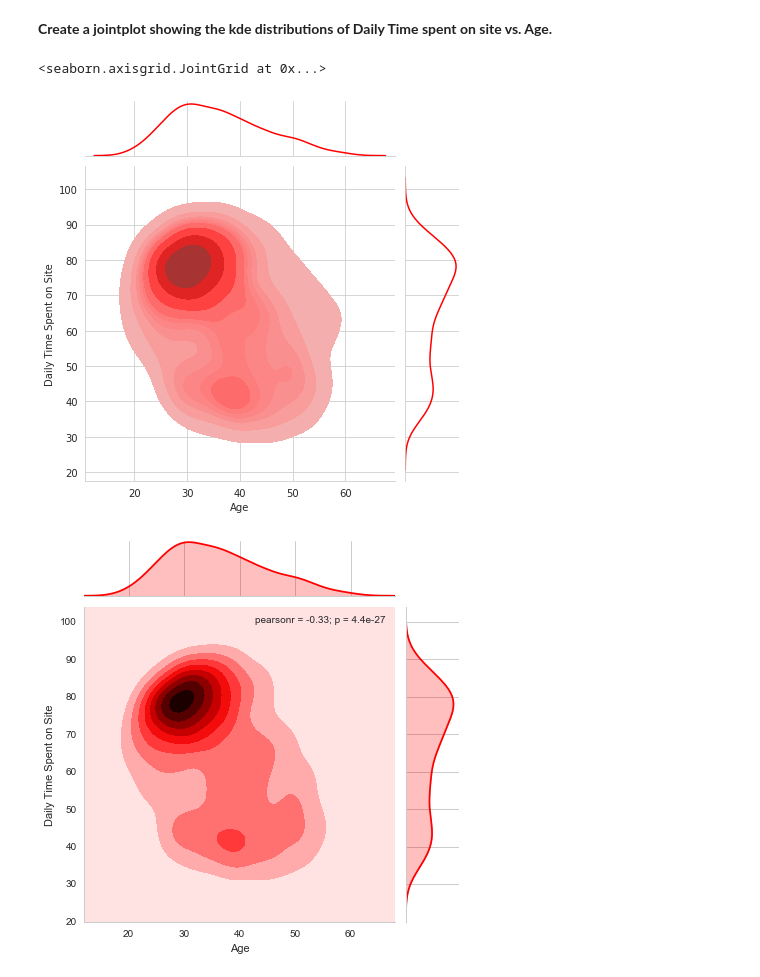
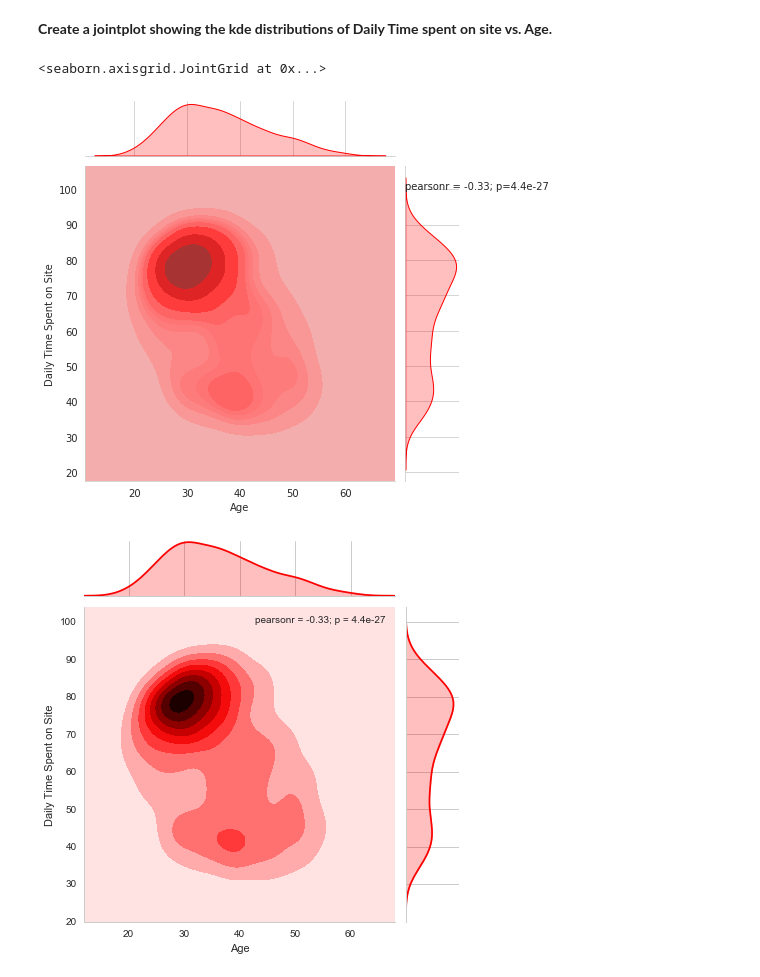
Before and after one commit to esraa-abdelmaksoud/Shai-Training-Notebooks, a Jupyter notebook: task_7_exercises.ipynb, the cells around one changed output. Drawn from its saved outputs; the diff is of its cells as text; code cells hidden in the pictures.

```diff
--- a/task_7_exercises.ipynb
+++ b/task_7_exercises.ipynb
@@ -158,12 +158,15 @@ g.ax_joint.set_ylim(10000,90000)
 [figure]
 # %% [markdown]
 **Create a jointplot showing the kde distributions of Daily Time spent on site vs. Age.**
-# %%
-sns.set_style(style=None)
-sns.jointplot(x='Age', y='Daily Time Spent on Site',data=ad_data, kind="kde", color='r', shade=True)
-# %% [output]
-<seaborn.axisgrid.JointGrid at 0x...>
-[figure, removed]
+# %%
+# sns.jointplot(x='Age', y='Daily Time Spent on Site',data=ad_data, kind="kde", color='r', shade=True)
+g = sns.JointGrid(data=ad_data, x='Age', y='Daily Time Spent on Site')
+plt.annotate('pearsonr = -0.33; p=4.4e-27', (0,100))
+g.plot_joint(sns.kdeplot, color='red', fill=True, thresh=0)
+g.plot_marginals(sns.kdeplot, color='red',shade=True)
+# %% [output]
+<seaborn.axisgrid.JointGrid at 0x...>
+[figure, added]
 # %%
 # %% [output]
 [figure]
```
Also changed, not shown: parts of 2 cells of this notebook.
